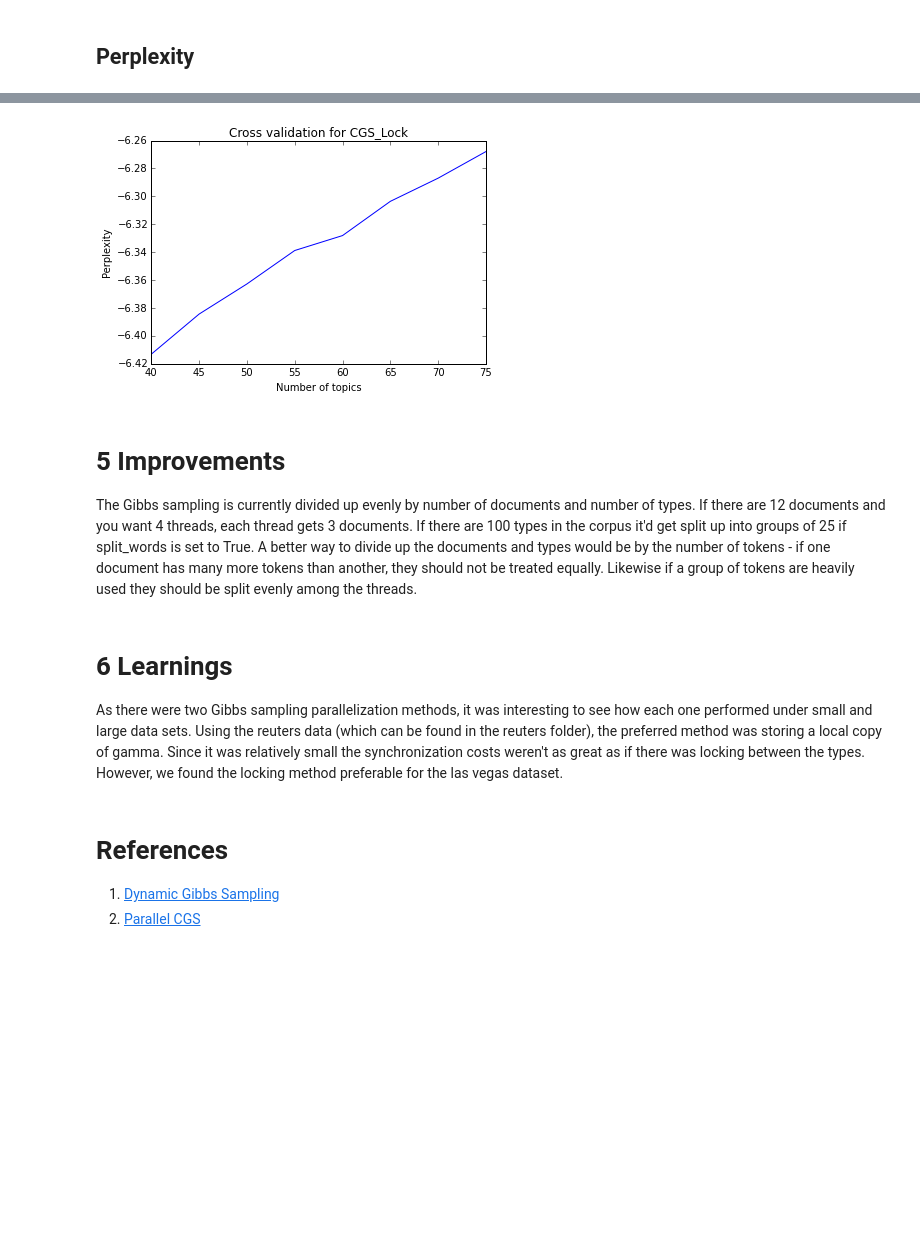
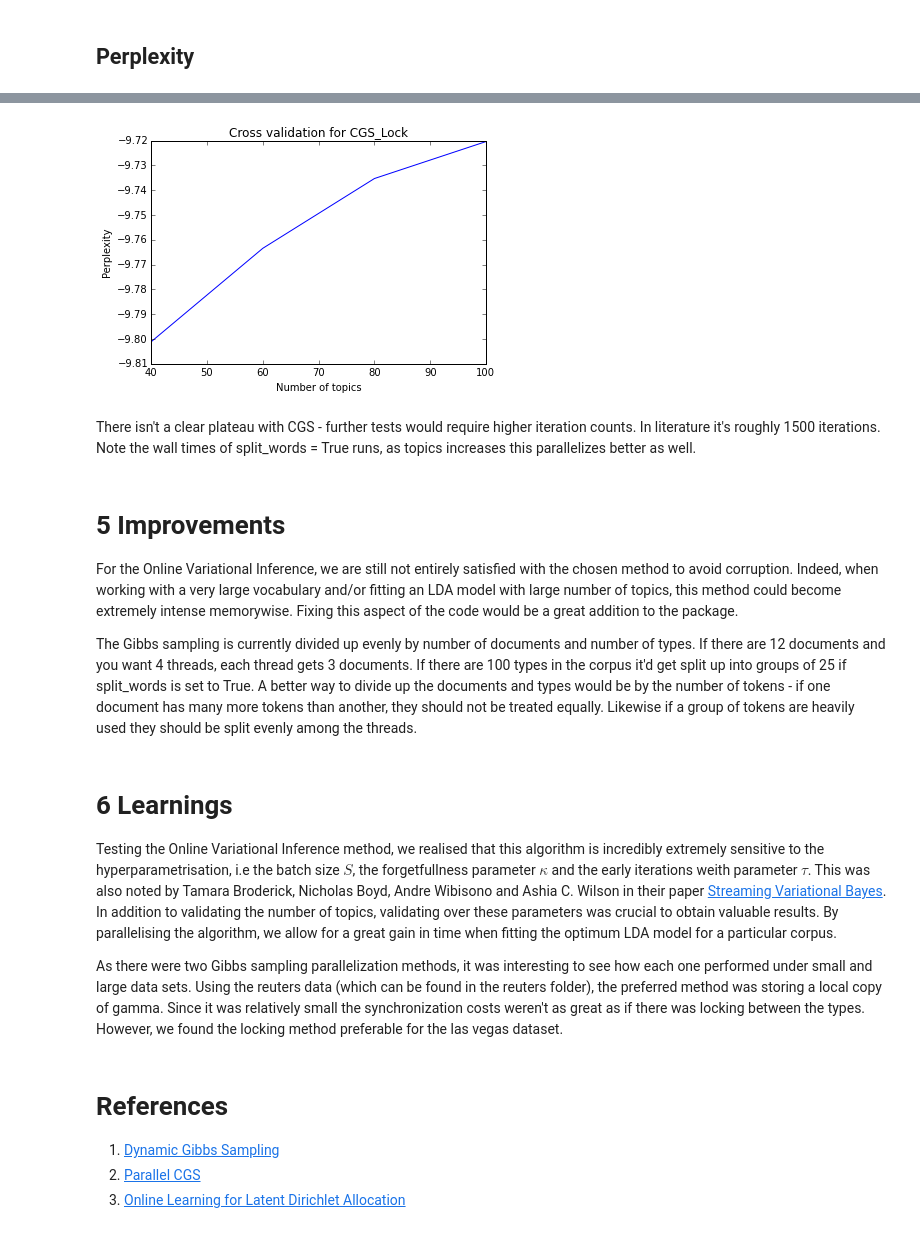
Before and after one commit to virgodi/plda, a Jupyter notebook: Project description.ipynb, the cells around one changed output, grey strips where cells are left out. Cells and saved outputs as stored; diff of their text form; code cells hidden in the pictures; blank space fills up the shorter version.

```diff
--- a/Project description.ipynb
+++ b/Project description.ipynb
@@ -173,8 +175,8 @@ Next, we run a cross-validation on the number of topics and calculate perplexity
 import numpy as np
 dtm = np.load('lasvegas/lv_dtm.npy').astype(np.dtype('i'))
 # Data for cross validation
-dtm_train = np.load('../Lasvegas/dtm_lv_train.npy').astype(np.dtype('i'))
-dtm_test = np.load('../Lasvegas/dtm_lv_test.npy').astype(np.dtype('i'))
+dtm_train = np.load('lasvegas/dtm_lv_train.npy').astype(np.dtype('i'))
+dtm_test = np.load('lasvegas/dtm_lv_test.npy').astype(np.dtype('i'))
 vocablv = np.load('lasvegas/lv_vocab10.npy')
 reutdtm = np.load('reuters/dtm.npy').astype(np.dtype('i'))
 reutvoc = np.load('reuters/vocab.npy')
@@ -272,8 +278,8 @@ Compared to the existing lda package, our methods outperform quite a bit!
 ## Perplexity
 # %%
 # Cross validation on the number of topics
-def cv(model_name, model):
-    K = range(40, 100, 5)
+def cv(model_name, model, steps=5):
+    K = range(40, 101, steps)
     perplexity_dict = {}
     for k in K:
         model.set_topics(k)
@@ -285,6 +291,23 @@ def cv(model_name, model):
     plt.ylabel('Perplexity')
     plt.title('Cross validation for ' + model_name)
     plt.show()
+
+#clean the data in case there are rows/columns of all 0's
+def remove_zeros(arr):
+    zero_index = []
+    for i in range(arr.shape[0]):
+        if np.sum(arr[i]) == 0:
+            zero_index.append(i)
+    new_arr = np.zeros((arr.shape[0] - len(zero_index), arr.shape[1]), dtype=np.dtype("i"))
+    new_idx = 0
+    for i in range(arr.shape[0]):
+        if i not in zero_index:
+            new_arr[new_idx] = arr[i]
+            new_idx += 1
+    for i in range(new_arr.shape[1]):
+        if np.sum(new_arr[:, i]) == 0:
+            new_arr[:, i] = np.ones((new_arr.shape[0]))
+    return new_arr
 # %%
 model_ovi = oviLDA(num_topics=40, num_threads=16, batch_size=50)
 cv("OVI", model_ovi)
@@ -310,4 +339,4 @@ Wall time: 1min 15s
 # %%
-model_cgs = cgsLDA(num_topics=40, num_threads=16, iterations=1500, sync_interval=5, split_words = False)
-cv("CGS_Sync", model_cgs)
+model_cgs = cgsLDA(num_topics=40, num_threads=16, iterations=500, sync_interval=5, split_words = False)
+cv("CGS_Sync", model_cgs, 20)
 # %% [output]
@@ -331,4 +352,4 @@ Wall time: 12min 10s
 # %%
 model_cgs.set_split_words(True)
-cv("CGS_Lock", model_cgs)
+cv("CGS_Lock", model_cgs, 20)
 # %% [output]
@@ -351,14 +364,21 @@ Wall time: 7min 43s
-[figure, old version]
+[figure, new version]
+# %% [markdown]
+There isn't a clear plateau with CGS - further tests would require higher iteration counts. In literature it's roughly 1500 iterations. Note the wall times of split_words = True runs, as topics increases this parallelizes better as well.
 # %% [markdown]
 # 5 Improvements
 
+For the Online Variational Inference, we are still not entirely satisfied with the chosen method to avoid corruption. Indeed, when working with a very large vocabulary and/or fitting an LDA model with large number of topics, this method could become extremely intense memorywise.  Fixing this aspect of the code would be a great addition to the package.
+
 The Gibbs sampling is currently divided up evenly by number of documents and number of types. If there are 12 documents and you want 4 threads, each thread gets 3 documents. If there are 100 types in the corpus it'd get split up into groups of 25 if split_words is set to True. A better way to divide up the documents and types would be by the number of tokens - if one document has many more tokens than another, they should not be treated equally. Likewise if a group of tokens are heavily used they should be split evenly among the threads.
 # %% [markdown]
 # 6 Learnings
 
+Testing the Online Variational Inference method, we realised that this algorithm is incredibly extremely sensitive to the hyperparametrisation, i.e the batch size $S$, the forgetfullness parameter $\kappa$ and the early iterations weith parameter $\tau$. This was also noted by Tamara Broderick, Nicholas Boyd, Andre Wibisono and Ashia C. Wilson in their paper [Streaming Variational Bayes](http://papers.nips.cc/paper/4980-streaming-variational-bayes.pdf). In addition to validating the number of topics, validating over these parameters was crucial to obtain valuable results. By parallelising the algorithm, we allow for a great gain in time when fitting the optimum LDA model for a particular corpus.
+
 As there were two Gibbs sampling parallelization methods, it was interesting to see how each one performed under small and large data sets. Using the reuters data (which can be found in the reuters folder), the preferred method was storing a local copy of gamma. Since it was relatively small the synchronization costs weren't as great as if there was locking between the types. However, we found the locking method preferable for the las vegas dataset.
 # %% [markdown]
 # References
 
 1. <a href="http://jmlr.csail.mit.edu/proceedings/papers/v13/xiao10a/xiao10a.pdf">Dynamic Gibbs Sampling</a>
 2. <a href="https://www.cs.purdue.edu/homes/alanqi/papers/Parallel-Inf-LDA-GPU-NIPS.pdf">Parallel CGS</a>
+3. [Online Learning for Latent Dirichlet Allocation](https://www.cs.princeton.edu/~blei/papers/HoffmanBleiBach2010b.pdf)
```
Also changed, not shown: parts of 14 cells of this notebook, 1 other file.
